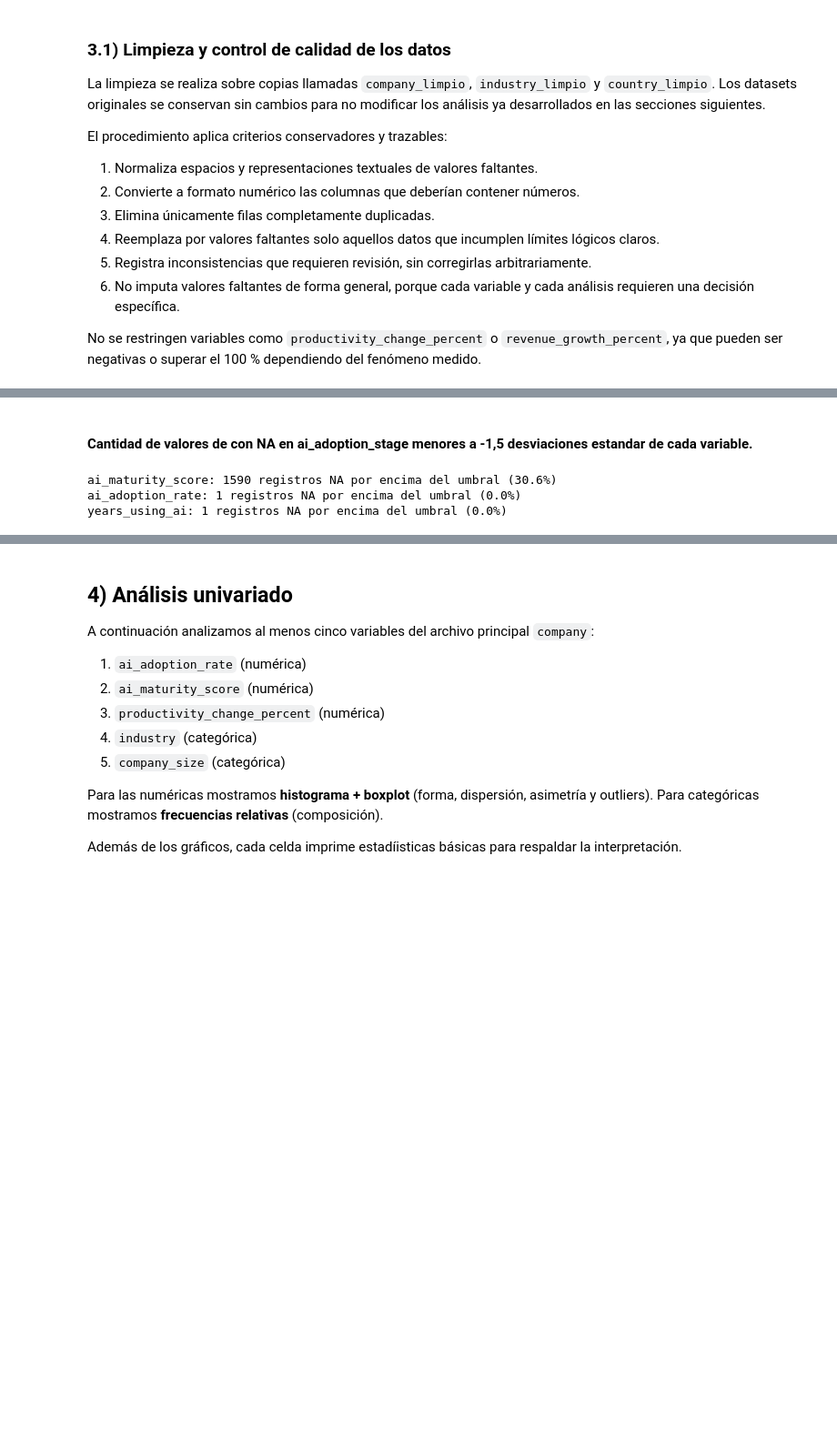
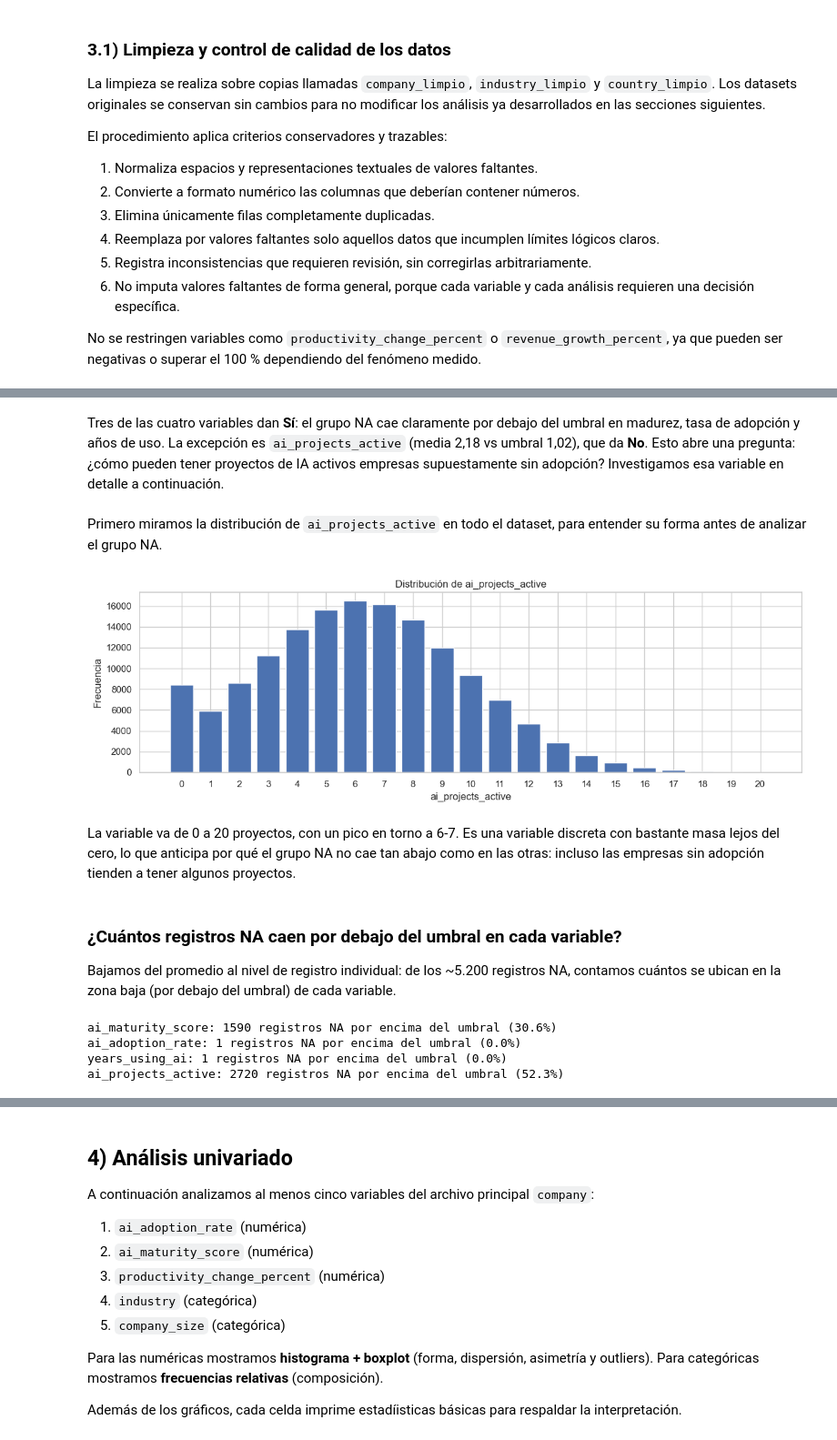
Before and after one commit to Ericsig/DiploDatos, a Jupyter notebook: notebook/eda_notebook.ipynb, the cells around one changed output, grey strips where cells are left out. Shown at 91% size. Saved outputs shown, nothing was run; the diff lists cells and outputs as text; code cells hidden in the pictures; blank space fills up the shorter version.

```diff
--- a/notebook/eda_notebook.ipynb
+++ b/notebook/eda_notebook.ipynb
@@ -965,8 +1002,39 @@ resultado
+# %% [markdown]
+Tres de las cuatro variables dan **Sí**: el grupo NA cae claramente por debajo del
+umbral en madurez, tasa de adopción y años de uso. La excepción es
+`ai_projects_active` (media 2,18 vs umbral 1,02), que da **No**. Esto abre una pregunta:
+¿cómo pueden tener proyectos de IA activos empresas supuestamente sin adopción?
+Investigamos esa variable en detalle a continuación.
+# %% [markdown]
+Primero miramos la distribución de `ai_projects_active` en todo el dataset, para
+entender su forma antes de analizar el grupo NA.
+# %%
+fig, ax = plt.subplots(figsize=(12, 4))
+
+conteos = company_limpio['ai_projects_active'].value_counts().sort_index()
+ax.bar(conteos.index, conteos.values, color='#4C72B0', edgecolor='white')
+
+ax.set_title('Distribución de ai_projects_active')
+ax.set_xlabel('ai_projects_active')
+ax.set_ylabel('Frecuencia')
+ax.set_xticks(range(0, 21))   # una marca por cada valor entero
+plt.tight_layout()
+plt.show()
+# %% [output]
+[figure, added]
+# %% [markdown]
+La variable va de 0 a 20 proyectos, con un pico en torno a 6-7. Es una variable
+discreta con bastante masa lejos del cero, lo que anticipa por qué el grupo NA no cae
+tan abajo como en las otras: incluso las empresas sin adopción tienden a tener algunos
+proyectos.
 # %% [markdown]
-#### Cantidad de valores de con NA en ai_adoption_stage menores a -1,5 desviaciones estandar de cada variable.
+### ¿Cuántos registros NA caen por debajo del umbral en cada variable?
+
+Bajamos del promedio al nivel de registro individual: de los ~5.200 registros NA,
+contamos cuántos se ubican en la zona baja (por debajo del umbral) de cada variable.
 # %%
 na_mask = company_limpio['ai_adoption_stage'].isna()
-vars3 = ['ai_maturity_score', 'ai_adoption_rate', 'years_using_ai']
+vars3 = ['ai_maturity_score', 'ai_adoption_rate', 'years_using_ai', 'ai_projects_active']
 
 for v in vars3:
     umbral = company_limpio[v].mean() - 1.5 * company_limpio[v].std()
@@ -977,3 +1045,4 @@ for v in vars3:
 ai_maturity_score: 1590 registros NA por encima del umbral (30.6%)
 ai_adoption_rate: 1 registros NA por encima del umbral (0.0%)
 years_using_ai: 1 registros NA por encima del umbral (0.0%)
+ai_projects_active: 2720 registros NA por encima del umbral (52.3%)
```
Also changed, not shown: parts of 15 cells of this notebook.
